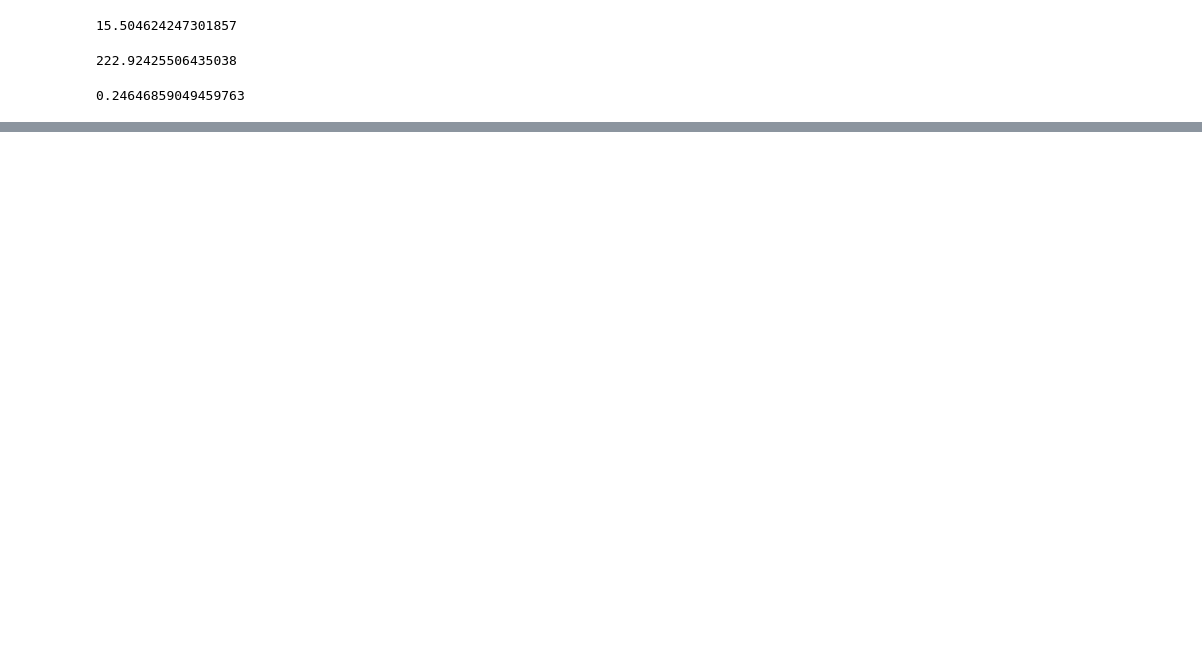
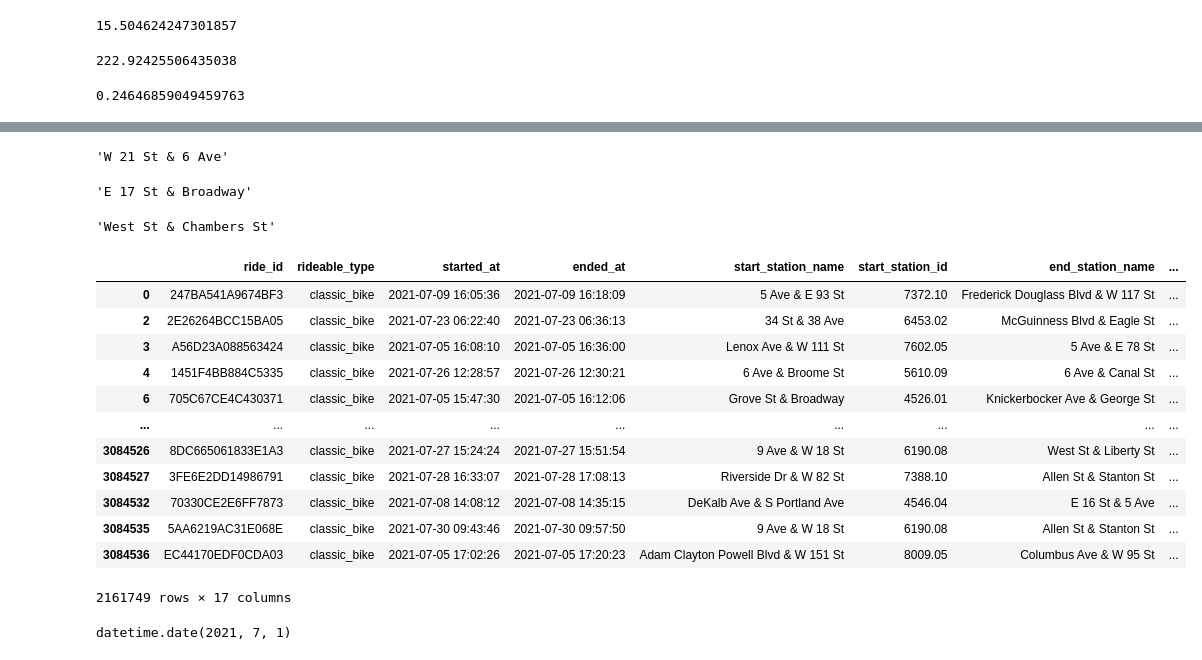
Before and after one commit to gracelang15/City-Bike-Data-Project, a Jupyter notebook: main-project.ipynb, the cells around one changed output, grey strips where cells are left out. Cells and saved outputs as stored; diff of their text form; code cells hidden in the pictures; blank space fills up the shorter version.

Commit message:
Create new dataframes and calculate rates

```diff
--- a/main-project.ipynb
+++ b/main-project.ipynb
@@ -135,0 +153,4 @@ len(data_clean[data_clean["time_mins"]>20])/len(data_clean)
+# %%
+#Only look at weekday data
+data_clean["start_day"]=data_clean["started_at"].dt.weekday
+data_clean["end_day"]=data_clean["ended_at"].dt.weekday
@@ -135,0 +173,4 @@ len(data_clean[data_clean["time_mins"]>20])/len(data_clean)
+# %%
+#remove weekend rides
+data_clean = data_clean[data_clean["start_day"] < 5]
+data_clean = data_clean[data_clean["end_day"] < 5]
@@ -135,0 +207,28 @@ len(data_clean[data_clean["time_mins"]>20])/len(data_clean)
+# %%
+data_clean.loc[data_clean['start_station_id'] == 6140.05]["start_station_name"][4566]
+# %% [output]
+'W 21 St & 6 Ave'
+# %%
+data_clean.loc[data_clean['start_station_id'] == 5980.07]["start_station_name"][589790]
+# %% [output]
+'E 17 St & Broadway'
+# %%
+data_clean.loc[data_clean['start_station_id'] == 5329.03]["start_station_name"][2805]
+# %% [output]
+'West St & Chambers St'
+# %%
+data_clean
+# %% [output]
+|  | ride_id | rideable_type | started_at | ended_at | start_station_name | start_station_id | end_station_name | ... |
+| 0 | 247BA541A9674BF3 | classic_bike | 2021-07-09 16:05:36 | 2021-07-09 16:18:09 | 5 Ave & E 93 St | 7372.10 | Frederick Douglass Blvd & W 117 St | ... |
+| 2 | 2E26264BCC15BA05 | classic_bike | 2021-07-23 06:22:40 | 2021-07-23 06:36:13 | 34 St & 38 Ave | 6453.02 | McGuinness Blvd & Eagle St | ... |
+| 3 | A56D23A088563424 | classic_bike | 2021-07-05 16:08:10 | 2021-07-05 16:36:00 | Lenox Ave & W 111 St | 7602.05 | 5 Ave & E 78 St | ... |
+| 4 | 1451F4BB884C5335 | classic_bike | 2021-07-26 12:28:57 | 2021-07-26 12:30:21 | 6 Ave & Broome St | 5610.09 | 6 Ave & Canal St | ... |
+| 6 | 705C67CE4C430371 | classic_bike | 2021-07-05 15:47:30 | 2021-07-05 16:12:06 | Grove St & Broadway | 4526.01 | Knickerbocker Ave & George St | ... |
+| ... | ... | ... | ... | ... | ... | ... | ... | ... |
+| 3084526 | 8DC665061833E1A3 | classic_bike | 2021-07-27 15:24:24 | 2021-07-27 15:51:54 | 9 Ave & W 18 St | 6190.08 | West St & Liberty St | ... |
+| 3084527 | 3FE6E2DD14986791 | classic_bike | 2021-07-28 16:33:07 | 2021-07-28 17:08:13 | Riverside Dr & W 82 St | 7388.10 | Allen St & Stanton St | ... |
+| 3084532 | 70330CE2E6FF7873 | classic_bike | 2021-07-08 14:08:12 | 2021-07-08 14:35:15 | DeKalb Ave & S Portland Ave | 4546.04 | E 16 St & 5 Ave | ... |
+| 3084535 | 5AA6219AC31E068E | classic_bike | 2021-07-30 09:43:46 | 2021-07-30 09:57:50 | 9 Ave & W 18 St | 6190.08 | Allen St & Stanton St | ... |
+| 3084536 | EC44170EDF0CDA03 | classic_bike | 2021-07-05 17:02:26 | 2021-07-05 17:20:23 | Adam Clayton Powell Blvd & W 151 St | 8009.05 | Columbus Ave & W 95 St | ... |
+2161749 rows × 17 columns
@@ -135,0 +271,4 @@ len(data_clean[data_clean["time_mins"]>20])/len(data_clean)
+# %%
+days[0]
+# %% [output]
+datetime.date(2021, 7, 1)
```
Also changed, not shown: parts of 21 cells of this notebook.
